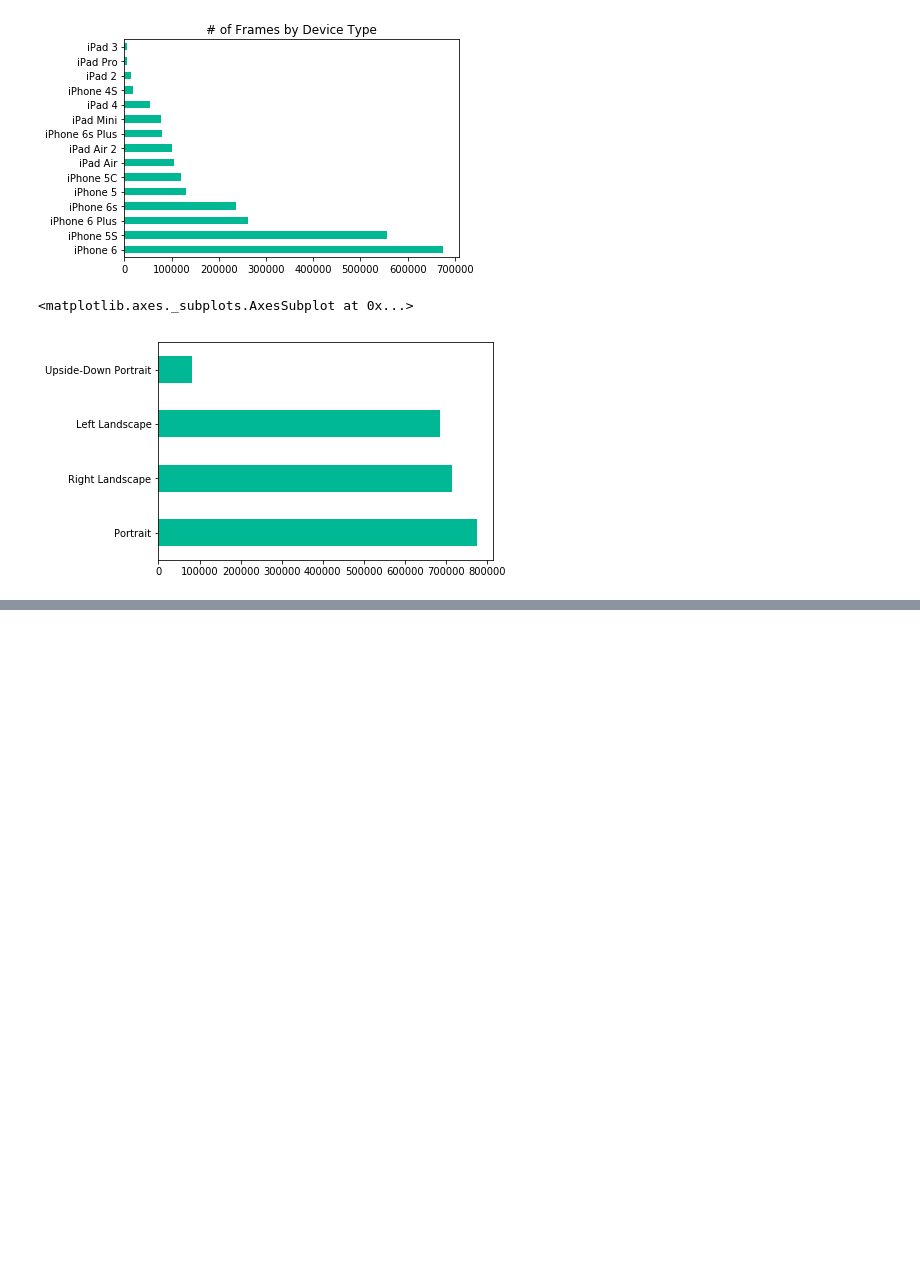
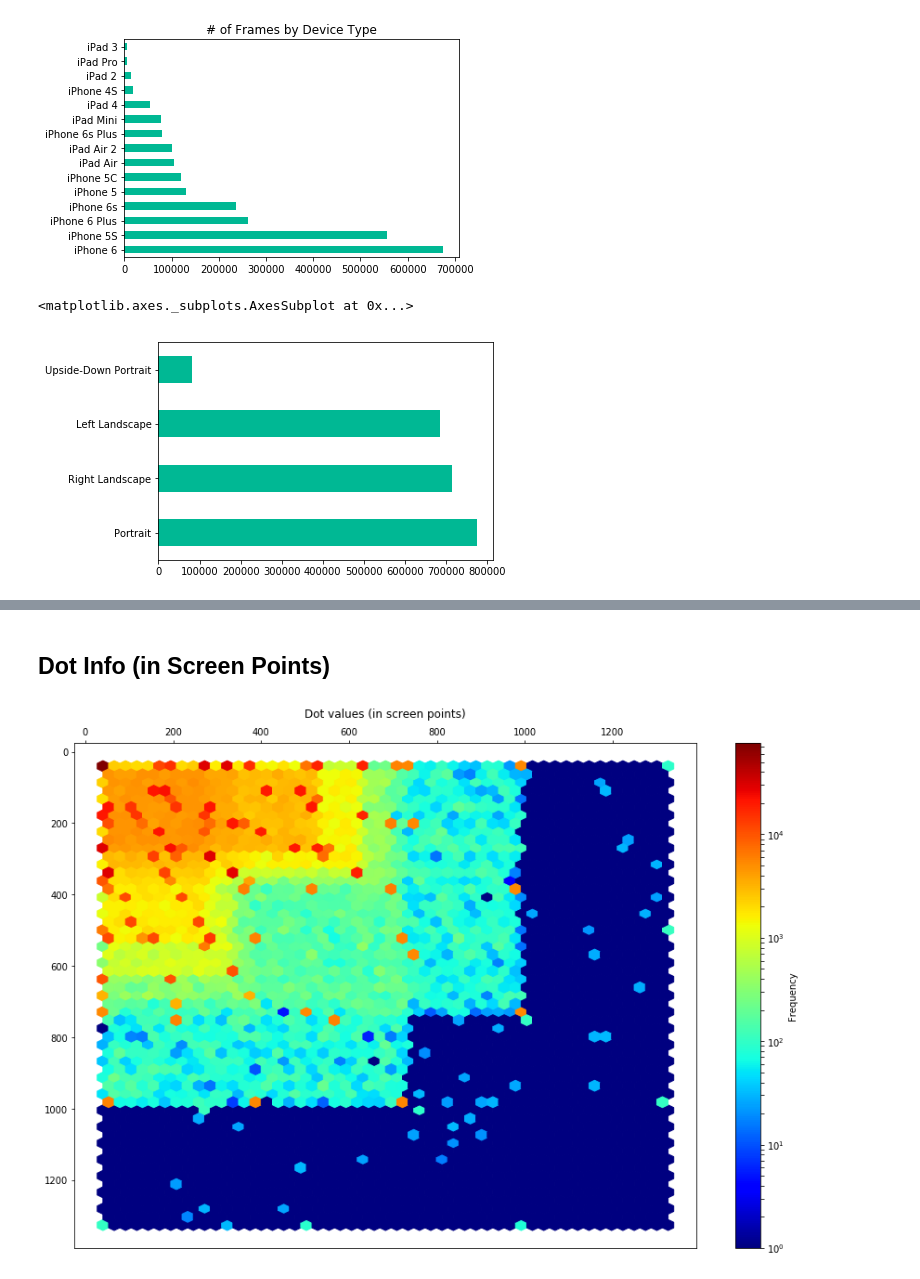
Before and after one commit to rcdilorenzo/inspector-lestrade, a Jupyter notebook: eye-tracking-eda.ipynb, the cells around one changed output, grey strips where cells are left out. Cells and saved outputs as stored; diff of their text form; code cells hidden in the pictures; blank space fills up the shorter version.

Commit message:
Add EDA of points

```diff
--- a/eye-tracking-eda.ipynb
+++ b/eye-tracking-eda.ipynb
@@ -180,0 +200,21 @@ plt.show()
+# %% [markdown]
+## Dot Info (in Screen Points)
+# %%
+plt.hexbin(filtered_df['dotInfo.XPts'],
+           filtered_df['dotInfo.YPts'],
+           gridsize=50, cmap=mpl.cm.jet, norm=mpl.colors.LogNorm())
+plt.title('Dot values (in screen points)')
+
+cb = plt.colorbar()
+cb.set_label('Frequency')
+
+# Invert axis to correspond to iOS origin in upper-left
+axis = plt.gca()
+axis.set_ylim(axis.get_ylim()[::-1])
+axis.xaxis.tick_top()
+axis.yaxis.tick_left()
+axis.title.set_position([0.5, 1.04])
+
+plt.show()
+# %% [output]
+[figure, added]
```
Also changed, not shown: parts of 10 cells of this notebook, 2 other files.
